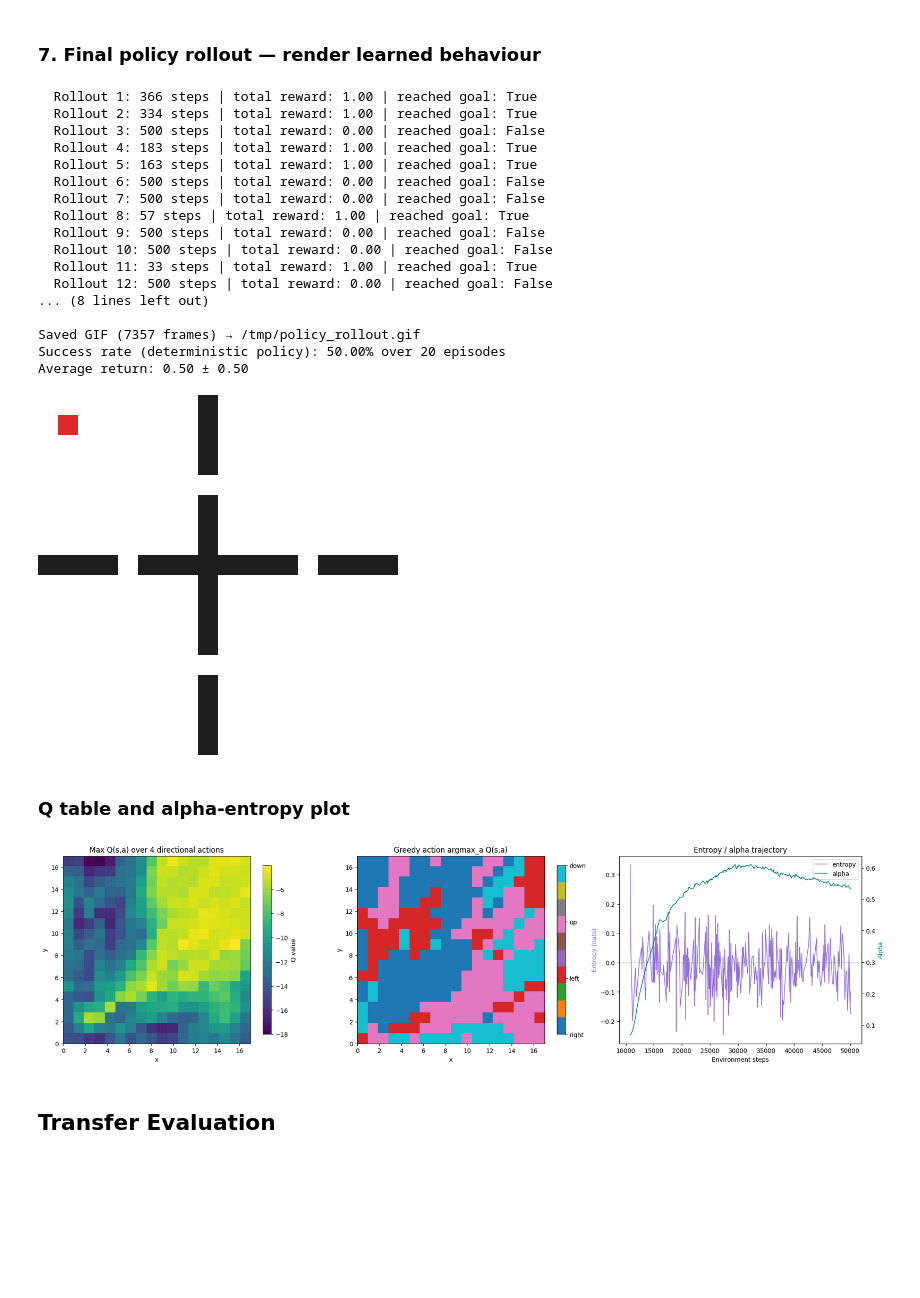
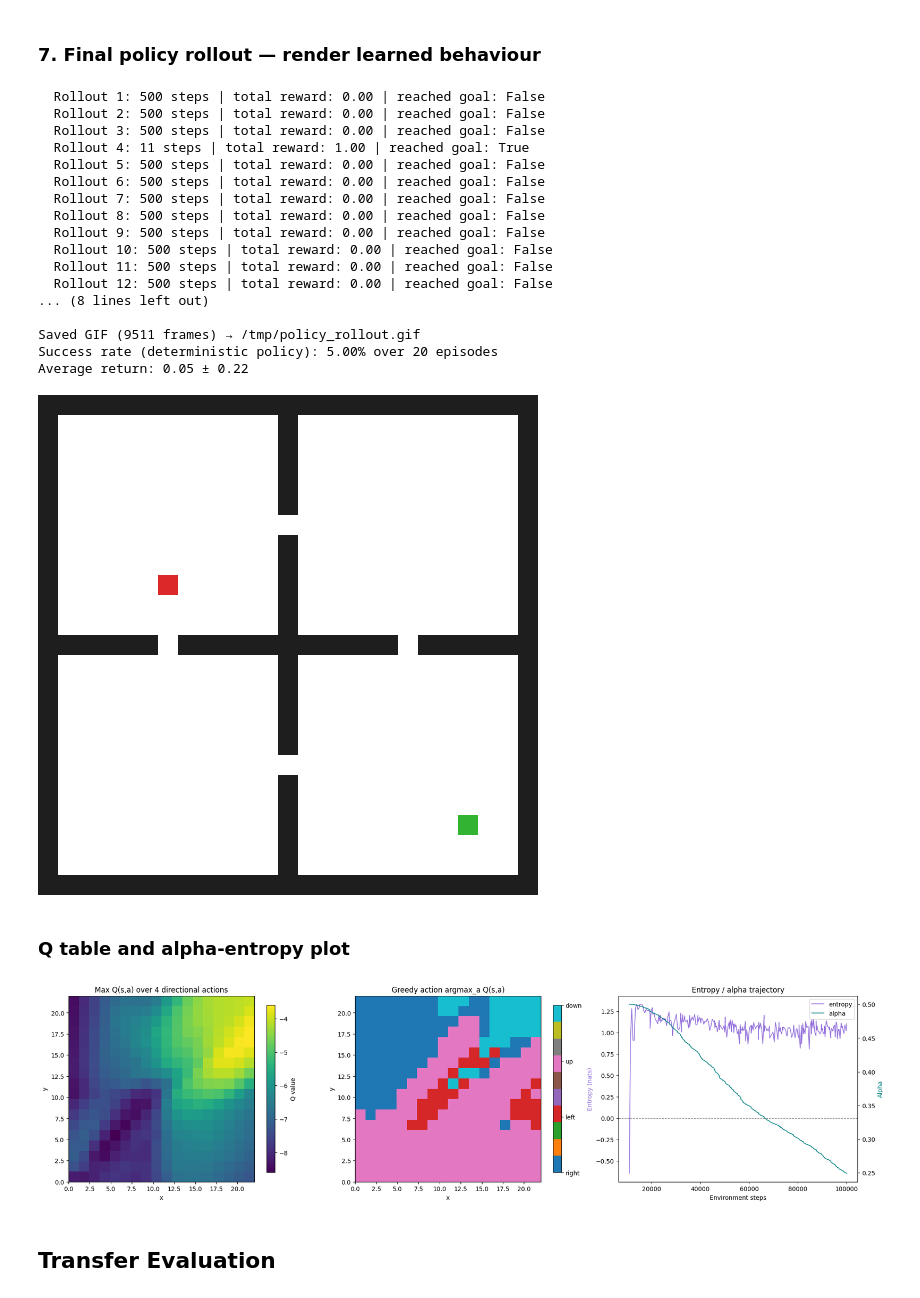
Before and after one commit to tanjun8802/MSc_Dissertation, a Jupyter notebook: sandbox/SGCRL_GridWorld4Rooms.ipynb, the cells around one changed output. Cells and saved outputs as stored; diff of their text form; code cells hidden in the pictures; blank space fills up the shorter version.

```diff
--- a/sandbox/SGCRL_GridWorld4Rooms.ipynb
+++ b/sandbox/SGCRL_GridWorld4Rooms.ipynb
@@ -72,7 +72,7 @@ class FourRoomsGridWorld(gym.Env):
 
     def sample_initial_state(self):
         while True:
-            sample = self.np_random.integers(0, 3, size=(2,), dtype=np.int32)
+            sample = self.np_random.integers(0, self.grid_size, size=(2,), dtype=np.int32)
             if self._is_valid_cell(sample):
                 return sample
 
@@ -148,7 +148,7 @@ class FourRoomsGridWorld(gym.Env):
 class FourRoomsGoalWrapper(gym.Wrapper):
     """Sparse-reward goal wrapper with configurable goal and slight stochasticity."""
 
-    def __init__(self, env, goal_position=(16, 16), goal_reward=1.0, step_reward=0.0, slip_prob=0.10):
+    def __init__(self, env, goal_position=(20, 20), goal_reward=1.0, step_reward=0.0, slip_prob=0.10):
         super().__init__(env)
         self.goal_reward = float(goal_reward)
         self.step_reward = float(step_reward)
@@ -408,7 +408,7 @@ from IPython.display import HTML
 # --- paste your class definitions above this line ---
 
 env_base = FourRoomsGridWorld(render_mode="rgb_array")
-env = FourRoomsGoalWrapper(env_base, goal_position=(16, 16))
+env = FourRoomsGoalWrapper(env_base, goal_position=(20, 20))
 
 obs, info = env.reset()
 print("Start obs:", obs, "| Goal:", info["goal_position"])
@@ -538,24 +538,24 @@ import matplotlib.pyplot as plt
 from IPython.display import clear_output
 
 # ── Hyperparameters ────────────────────────────────────────────────────────────
-TOTAL_ENV_STEPS    = 20000   # total environment steps to collect
+TOTAL_ENV_STEPS    = 100000   # total environment steps to collect
 WARMUP_STEPS       = 10000    # random-action steps before any policy learning
 BATCH_SIZE         = 256      # critic / actor batch size
 SAMPLES_PER_INSERT = 64       # paper setting: each inserted transition is reused this many times on average
 LR                 = 3e-4     # learning rate for critic + actor
-INIT_ALPHA         = 0.1      # initial entropy weight before automatic tuning
-ALPHA_LR           = 1e-4     # learning rate for entropy-weight tuning
-TARGET_ENTROPY     = 0.0      # paper setting so it becomes deterministic
+INIT_ALPHA         = 0.5     # initial entropy weight before automatic tuning
+ALPHA_LR           = 3e-4     # learning rate for entropy-weight tuning
+TARGET_ENTROPY     = 0      # paper setting so it becomes deterministic
 MIN_STD            = 1e-6     # paper setting: minimum actor std
 SLIP_PROB          = 0.10     # slight transition stochasticity for learning robustness
 LOG_INTERVAL       = 50       # refresh / print every this many gradient-update steps
 MAX_HORIZON        = 500
 NUMBER_OF_SGD_UPDATES_PER_STEP = 10
-BUFFER_CAPACITY    = 100000
+BUFFER_CAPACITY    = 50000
 DEVICE = "mps" if torch.backends.mps.is_available() else "cpu"
 
 # ── Single hard goal s* (Alg. 1, line 3) ──────────────────────────────────────
-s_star = torch.tensor([22.0, 22.0], device=DEVICE, dtype=torch.float32)
+s_star = torch.tensor([20.0, 20.0], device=DEVICE, dtype=torch.float32)
 s_star_batch = s_star.unsqueeze(0)
 grad_step = 0
 
@@ -563,7 +563,7 @@ grad_step = 0
 base_env = FourRoomsGridWorld(room_size=11, max_episode_steps=MAX_HORIZON)
 env_train = FourRoomsGoalWrapper(
     base_env,
-    goal_position=(22, 22),
+    goal_position=(20, 20),
     goal_reward=1.0,
     step_reward=0.0,
     slip_prob=SLIP_PROB,
@@ -599,6 +599,14 @@ entropy_history         = []
 log_prob_history        = []
 env_steps_at_update     = []
 goal_similarity_history = []
+
+def gradient_step_schedule(total_steps, warmup_steps=WARMUP_STEPS, min_utd=5, max_utd=NUMBER_OF_SGD_UPDATES_PER_STEP):
+
+    if total_steps < warmup_steps:
+        return min_utd
+
+    ramp_progress = min((total_steps - warmup_steps) / 20_000, 1.0)
+    return int(min_utd + ramp_progress * (max_utd - min_utd))
 
 
 # ── Helper: collect one episode into a dict ────────────────────────────────────
@@ -669,7 +677,7 @@ while total_env_steps < TOTAL_ENV_STEPS:
     update_state_visit_counter(state_visit_counter, visited_states, train_env_core.grid_size)
     total_env_steps += ep_steps
 
-    num_updates = int(NUMBER_OF_SGD_UPDATES_PER_STEP * ep_steps)
+    num_updates = gradient_step_schedule(total_env_steps, warmup_steps=WARMUP_STEPS, min_utd=1, max_utd=NUMBER_OF_SGD_UPDATES_PER_STEP)
 
     for update in range(num_updates):
 
@@ -724,6 +732,8 @@ while total_env_steps < TOTAL_ENV_STEPS:
         actor_optimizer.step()
 
         # Now alpha loss
+        #if total_env_steps >= WARMUP_STEPS:
+
         alpha = log_alpha.exp()
         alpha_loss = (alpha * ( -log_prob.detach() - TARGET_ENTROPY )).mean()
 
@@ -778,7 +788,6 @@ while total_env_steps < TOTAL_ENV_STEPS:
         plt.suptitle(f"Training progress — {total_env_steps:,} / {TOTAL_ENV_STEPS:,} env steps", fontsize=12)
         plt.tight_layout()
         plt.show()
-        plt.close(fig)
 
 env_train.close()
 print("Training complete!")
@@ -1129,10 +1036,10 @@ import imageio.v2 as imageio
 RENDER_EPISODES = 20
 RENDER_FPS      = 8
 
-env_render = FourRoomsGridWorld(room_size=9, render_mode="rgb_array", max_episode_steps=MAX_HORIZON)
+env_render = FourRoomsGridWorld(room_size=11, render_mode="rgb_array", max_episode_steps=MAX_HORIZON)
 env_render = FourRoomsGoalWrapper(
     env_render,
-    goal_position=(16, 16),
+    goal_position=(20, 20),
     goal_reward=1.0,
     step_reward=0.0,
     slip_prob=SLIP_PROB,
@@ -1176,47 +1083,47 @@ for ep_i in range(RENDER_EPISODES):
 
     ep_rewards.append(ep_rew)
     trajectories.append(np.asarray(trajectory, dtype=np.float32))
-    reached = np.array_equal(trajectory[-1].astype(np.int32), np.array([16, 16], dtype=np.int32))
+    reached = np.array_equal(trajectory[-1].astype(np.int32), np.array([20, 20], dtype=np.int32))
     print(f"  Rollout {ep_i+1}: {len(trajectory)-1} steps | total reward: {ep_rew:.2f} | reached goal: {reached}")
 
 env_render.close()
 phi_model.train()
 psi_model.train()
 actor.train()
 
 gif_path = "/tmp/policy_rollout.gif"
 imageio.mimsave(gif_path, all_frames, fps=RENDER_FPS, loop=0)
 print(f"\nSaved GIF ({len(all_frames)} frames) → {gif_path}")
 
-goal_xy = np.array([16, 16], dtype=np.int32)
+goal_xy = np.array([20, 20], dtype=np.int32)
 successes = [np.array_equal(path[-1].astype(np.int32), goal_xy) for path in trajectories]
 success_rate = np.mean(successes) if successes else 0.0
 avg_return   = np.mean(ep_rewards) if ep_rewards else 0.0
 std_return   = np.std(ep_rewards) if ep_rewards else 0.0
 
 print(f"Success rate (deterministic policy): {success_rate:.2%} over {RENDER_EPISODES} episodes")
 print(f"Average return: {avg_return:.2f} ± {std_return:.2f}")
 
 Image(gif_path)
 # %% [output]
-  Rollout 1: 366 steps | total reward: 1.00 | reached goal: True
-  Rollout 2: 334 steps | total reward: 1.00 | reached goal: True
+  Rollout 1: 500 steps | total reward: 0.00 | reached goal: False
+  Rollout 2: 500 steps | total reward: 0.00 | reached goal: False
   Rollout 3: 500 steps | total reward: 0.00 | reached goal: False
-  Rollout 4: 183 steps | total reward: 1.00 | reached goal: True
-  Rollout 5: 163 steps | total reward: 1.00 | reached goal: True
+  Rollout 4: 11 steps | total reward: 1.00 | reached goal: True
+  Rollout 5: 500 steps | total reward: 0.00 | reached goal: False
   Rollout 6: 500 steps | total reward: 0.00 | reached goal: False
   Rollout 7: 500 steps | total reward: 0.00 | reached goal: False
-  Rollout 8: 57 steps | total reward: 1.00 | reached goal: True
+  Rollout 8: 500 steps | total reward: 0.00 | reached goal: False
   Rollout 9: 500 steps | total reward: 0.00 | reached goal: False
   Rollout 10: 500 steps | total reward: 0.00 | reached goal: False
-  Rollout 11: 33 steps | total reward: 1.00 | reached goal: True
+  Rollout 11: 500 steps | total reward: 0.00 | reached goal: False
   Rollout 12: 500 steps | total reward: 0.00 | reached goal: False
 ... (8 lines left out)
 
-Saved GIF (7357 frames) → /tmp/policy_rollout.gif
-Success rate (deterministic policy): 50.00% over 20 episodes
-Average return: 0.50 ± 0.50
+Saved GIF (9511 frames) → /tmp/policy_rollout.gif
+Success rate (deterministic policy): 5.00% over 20 episodes
+Average return: 0.05 ± 0.22
-[figure, old version]
+[figure, new version]
 # %% [markdown]
 ### Q table and alpha-entropy plot
 # %%
@@ -1298,7 +1205,7 @@ else:
 
 plt.show()
 # %% [output]
-[figure, old version]
+[figure, new version]
 # %% [markdown]
 ## Transfer Evaluation
 # %%
```
Also changed, not shown: parts of 6 cells of this notebook, 3 other files.
